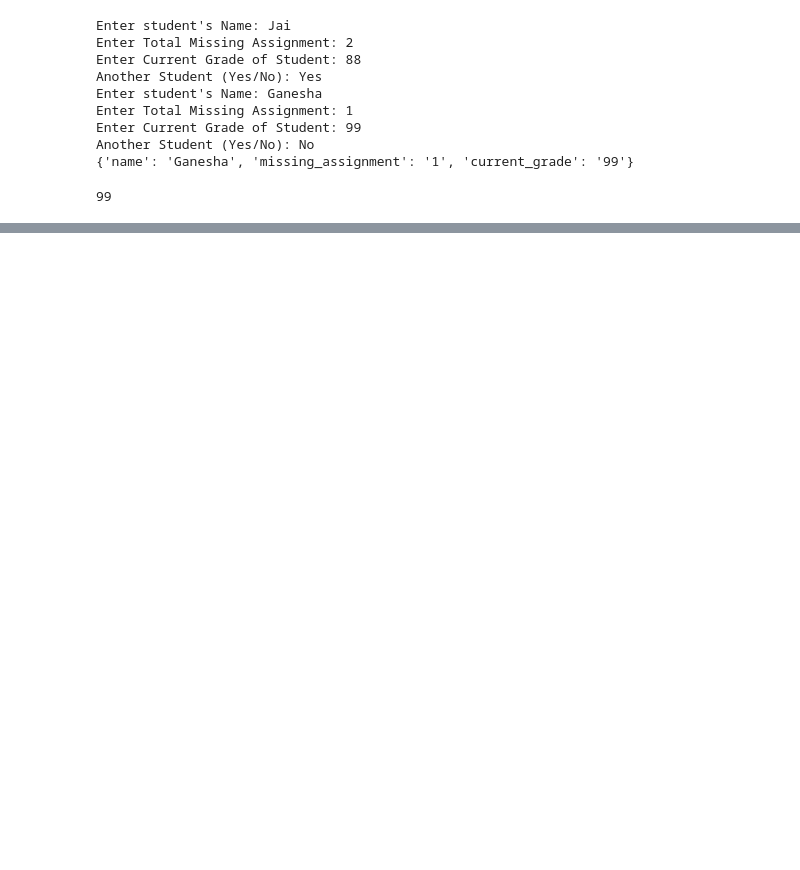
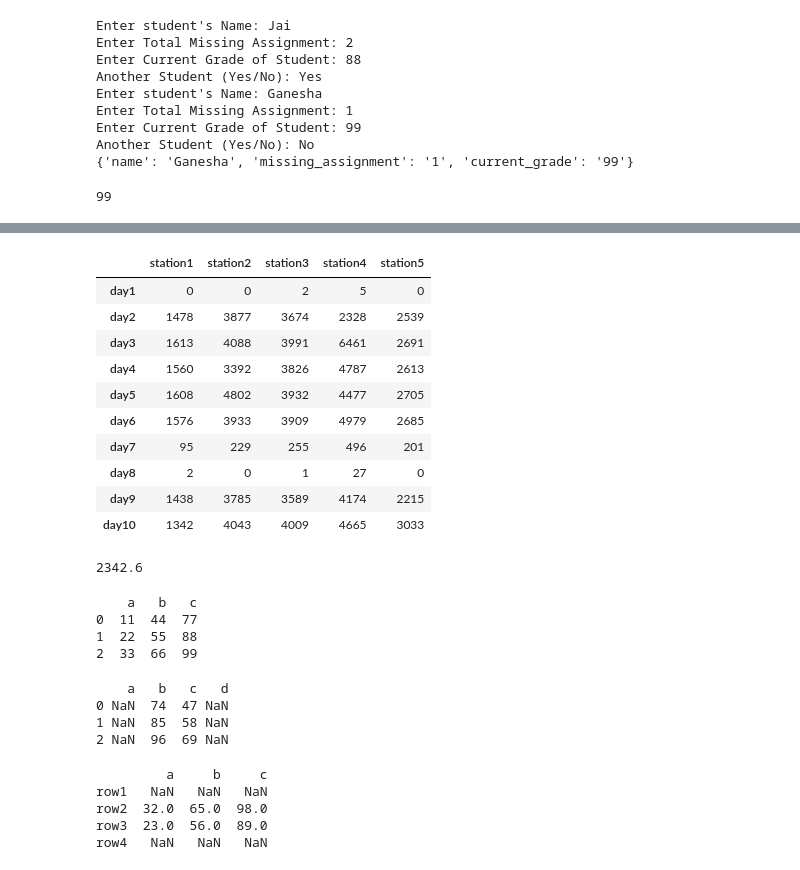
Before and after one commit to nagashrin/test, a Jupyter notebook: UDACITY.ipynb, the cells around one changed output, grey strips where cells are left out. Saved outputs shown, nothing was run; the diff lists cells and outputs as text; code cells hidden in the pictures; blank space fills up the shorter version.

```diff
--- a/UDACITY.ipynb
+++ b/UDACITY.ipynb
@@ -377,0 +966,35 @@ Another Student (Yes/No): Sudarshana
+# %%
+ridership_df = pd.DataFrame(
+    data = [[   0,    0,    2,    5,    0],
+       [1478, 3877, 3674, 2328, 2539],
+       [1613, 4088, 3991, 6461, 2691],
+       [1560, 3392, 3826, 4787, 2613],
+       [1608, 4802, 3932, 4477, 2705],
+       [1576, 3933, 3909, 4979, 2685],
+       [  95,  229,  255,  496,  201],
+       [   2,    0,    1,   27,    0],
+       [1438, 3785, 3589, 4174, 2215],
+       [1342, 4043, 4009, 4665, 3033]],
+    columns = ['station1', 'station2', 'station3', 'station4', 'station5'],
+    index = ['day1', 'day2', 'day3', 'day4', 'day5', 'day6', 'day7', 'day8', 'day9', 'day10'])
+ridership_df
+# %% [output]
+|  | station1 | station2 | station3 | station4 | station5 |
+| day1 | 0 | 0 | 2 | 5 | 0 |
+| day2 | 1478 | 3877 | 3674 | 2328 | 2539 |
+| day3 | 1613 | 4088 | 3991 | 6461 | 2691 |
+| day4 | 1560 | 3392 | 3826 | 4787 | 2613 |
+| day5 | 1608 | 4802 | 3932 | 4477 | 2705 |
+| day6 | 1576 | 3933 | 3909 | 4979 | 2685 |
+| day7 | 95 | 229 | 255 | 496 | 201 |
+| day8 | 2 | 0 | 1 | 27 | 0 |
+| day9 | 1438 | 3785 | 3589 | 4174 | 2215 |
+| day10 | 1342 | 4043 | 4009 | 4665 | 3033 |
+# %%
+#ridership_df.iloc[0].argmax()
+max_rider_station = ridership_df.iloc[0].idxmax()
+mean_for_max = ridership_df['station4'].mean()
+overall_mean = ridership_df.values.mean()
+print(overall_mean)
+# %% [output]
+2342.6
@@ -377,0 +1018,37 @@ Another Student (Yes/No): Sudarshana
+# %%
+# Adding DataFrames with the column names
+import pandas as pd
+
+df1 = pd.DataFrame({'a': [1, 2, 3], 'b': [4, 5, 6], 'c': [7, 8, 9]})
+df2 = pd.DataFrame({'a': [10, 20, 30], 'b': [40, 50, 60], 'c': [70, 80, 90]})
+print(df1 + df2)
+# %% [output]
+    a   b   c
+0  11  44  77
+1  22  55  88
+2  33  66  99
+# %%
+# Adding DataFrames with overlapping column names
+
+df1 = pd.DataFrame({'a': [1, 2, 3], 'b': [4, 5, 6], 'c': [7, 8, 9]})
+df2 = pd.DataFrame({'d': [10, 20, 30], 'c': [40, 50, 60], 'b': [70, 80, 90]})
+print(df1 + df2)
+# %% [output]
+    a   b   c   d
+0 NaN  74  47 NaN
+1 NaN  85  58 NaN
+2 NaN  96  69 NaN
+# %%
+# Adding DataFrames with overlapping row indexes
+
+df1 = pd.DataFrame({'a': [1, 2, 3], 'b': [4, 5, 6], 'c': [7, 8, 9]},
+                       index=['row1', 'row2', 'row3'])
+df2 = pd.DataFrame({'a': [10, 20, 30], 'b': [40, 50, 60], 'c': [70, 80, 90]},
+                       index=['row4', 'row3', 'row2'])
+print(df1 + df2)
+# %% [output]
+         a     b     c
+row1   NaN   NaN   NaN
+row2  32.0  65.0  98.0
+row3  23.0  56.0  89.0
+row4   NaN   NaN   NaN
```
Also changed, not shown: parts of 49 cells of this notebook.
